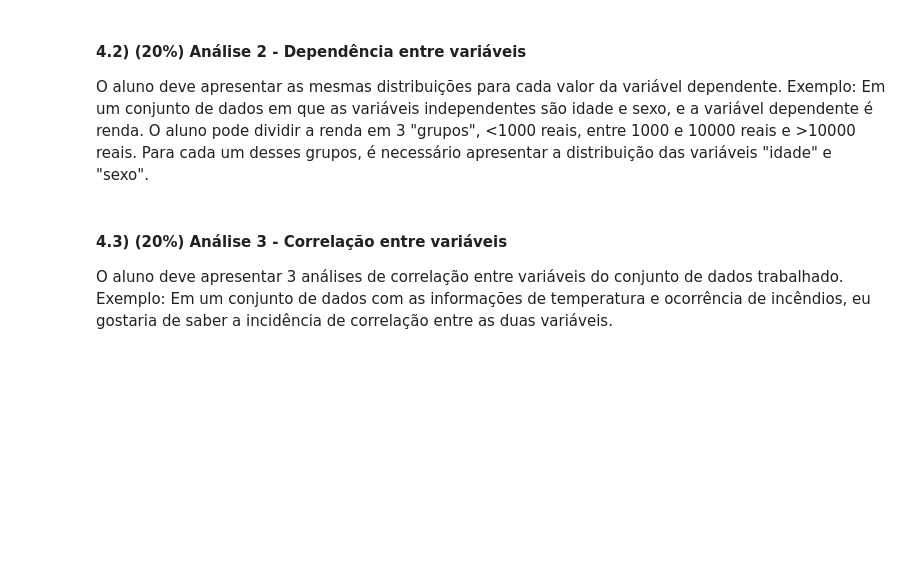
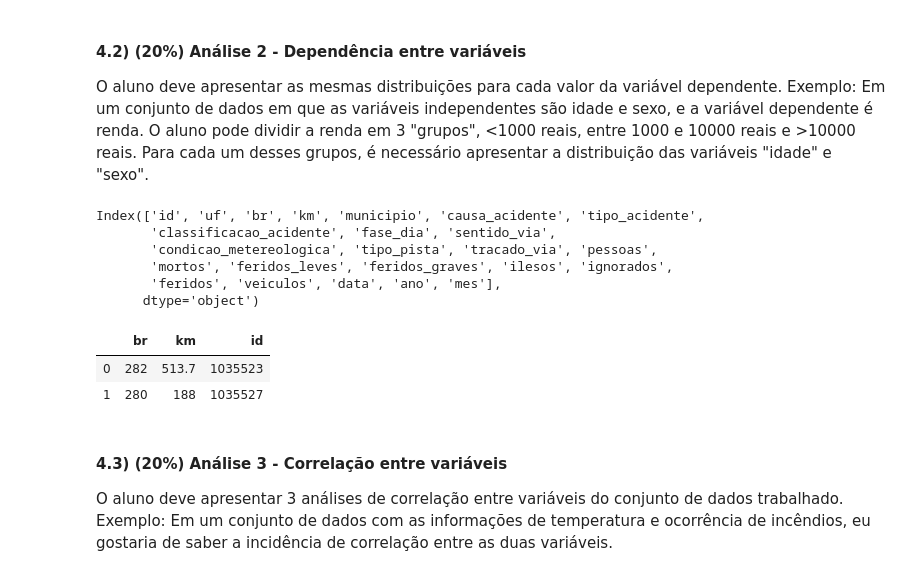
Before and after one commit to LilianeAquino/aed_projeto_1, a Jupyter notebook: template.ipynb, the cells around one changed output. Drawn from its saved outputs; the diff is of its cells as text; code cells hidden in the pictures; blank space fills up the shorter version.

```diff
--- a/template.ipynb
+++ b/template.ipynb
@@ -326,6 +326,21 @@ Text(0.5, 1.0, 'Condições meteorológicas durante a ocorrência de acidentes')
 O aluno deve apresentar as mesmas distribuições para cada valor da variável dependente. Exemplo: Em um conjunto de dados em que as variáveis independentes são idade e sexo, e a variável dependente é renda. O aluno pode dividir a renda em 3 "grupos", <1000 reais, entre 1000 e 10000 reais e >10000 reais. Para cada um desses grupos, é necessário apresentar a distribuição das variáveis "idade" e "sexo".
 # %%
 # Implemente sua análise aqui. Use mais blocos se achar que ficará mais organizado.
+df_2007_2018.columns
+# %% [output]
+Index(['id', 'uf', 'br', 'km', 'municipio', 'causa_acidente', 'tipo_acidente',
+       'classificacao_acidente', 'fase_dia', 'sentido_via',
+       'condicao_metereologica', 'tipo_pista', 'tracado_via', 'pessoas',
+       'mortos', 'feridos_leves', 'feridos_graves', 'ilesos', 'ignorados',
+       'feridos', 'veiculos', 'data', 'ano', 'mes'],
+      dtype='object')
+# %%
+analise_1 = df_2007_2018.iloc[:, [2, 3, 0]]
+analise_1.head(2) #Existe dependência?
+# %% [output]
+|  | br | km | id |
+| 0 | 282 | 513.7 | 1035523 |
+| 1 | 280 | 188 | 1035527 |
 # %% [markdown]
 #### 4.3) **(20%)** Análise 3 - Correlação entre variáveis
 
```
Also changed, not shown: parts of 2 cells of this notebook.
